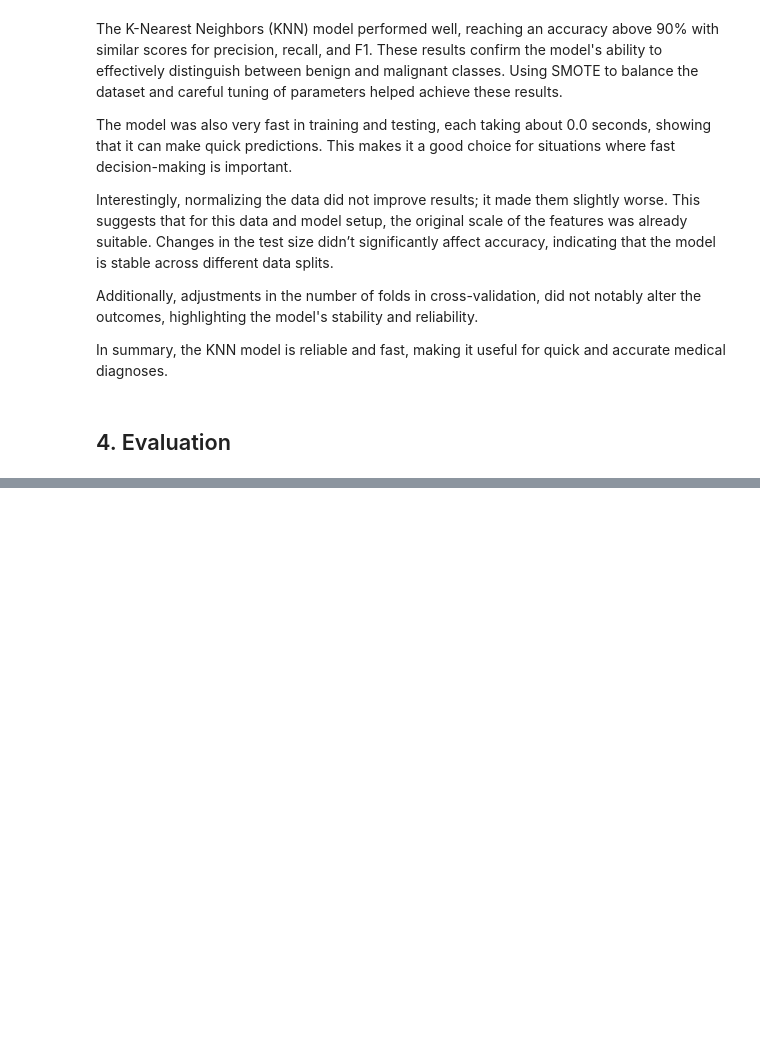
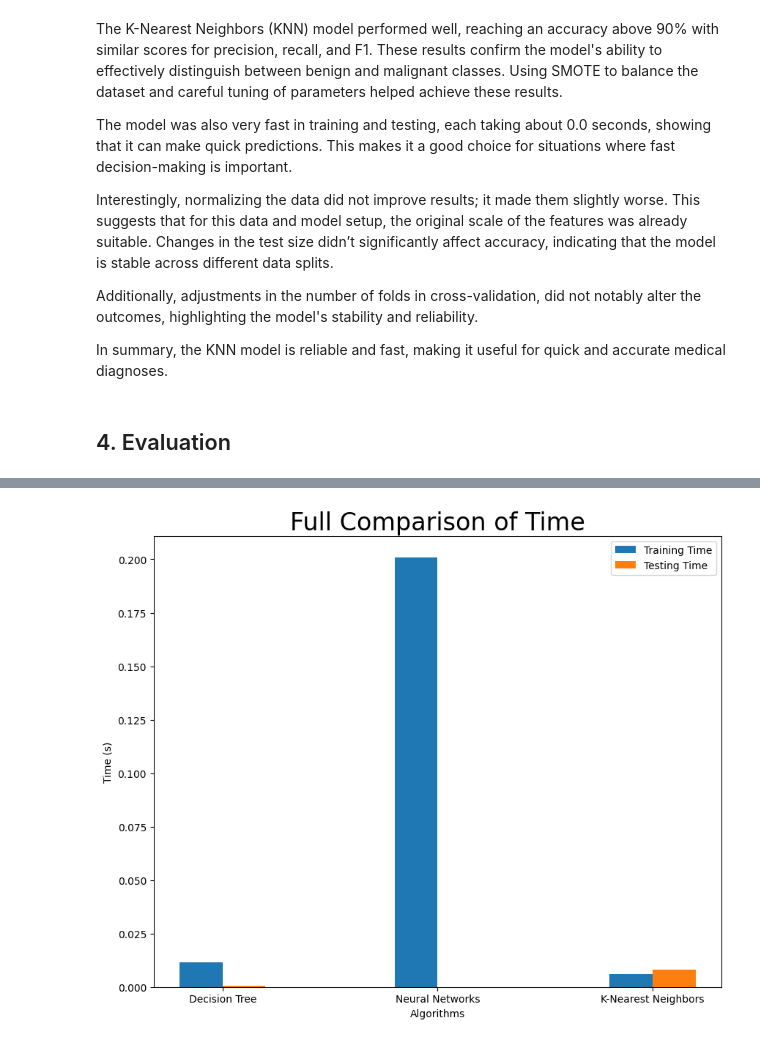
Before and after one commit to franciscaguimaraes/FEUP-IA, a Jupyter notebook: assignment2/src/notebook.ipynb, the cells around one changed output, grey strips where cells are left out. Drawn from its saved outputs; the diff is of its cells as text; code cells hidden in the pictures; blank space fills up the shorter version.

```diff
--- a/assignment2/src/notebook.ipynb
+++ b/assignment2/src/notebook.ipynb
@@ -1110,0 +1219,37 @@ Comparar todos os algoritmos pelas suas métricas
+# %%
+algorithms = ["Decision Tree", "Neural Networks", "K-Nearest Neighbors"]
+categories = ["Training Time", "Testing Time"]
+
+decision_tree_metrics = model_metrics['DecisionTreeClassifier']
+neural_network_metrics = model_metrics['MLPClassifier']
+knn_metrics = model_metrics['KNeighborsClassifier']
+
+# List of stats for each algorithm
+stats = np.array([[decision_tree_metrics[0][4], neural_network_metrics[0][4], knn_metrics[0][4]], # Training Time
+                [decision_tree_metrics[0][5], neural_network_metrics[0][5], knn_metrics[0][5]]]) # Testing Time
+
+#Create a figure and axes with desired window size
+fig, ax = plt.subplots(figsize=(10, 8))
+
+# Set the width of each bar
+bar_width = 0.2
+
+# Set the x-axis positions for each group of bars
+x_positions = np.arange(len(algorithms))
+
+# Plotting the bars for each category
+for i, category in enumerate(categories):
+    ax.bar(x_positions + i * bar_width, stats[i], width=bar_width, label=category)
+
+# Customizing the plot
+ax.set_xlabel("Algorithms")
+ax.set_ylabel("Time (s)")
+ax.set_title("Full Comparison of Time", fontsize=24)
+ax.set_xticks(x_positions + (len(categories) - 1) * bar_width / 2)
+ax.set_xticklabels(algorithms)
+ax.legend()
+
+# Displaying the plot
+plt.show()
+# %% [output]
+[figure, added]
```
Also changed, not shown: parts of 24 cells of this notebook.
